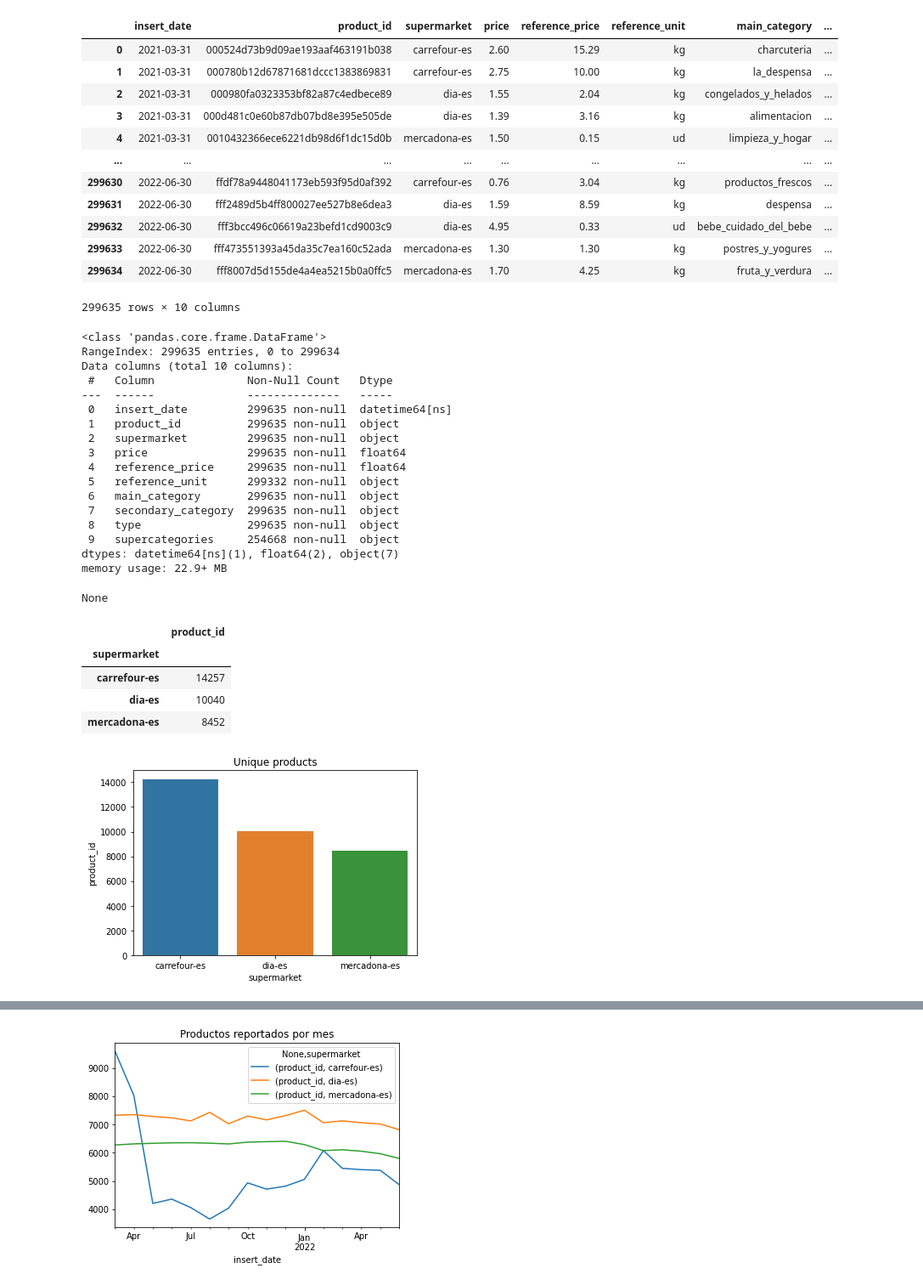
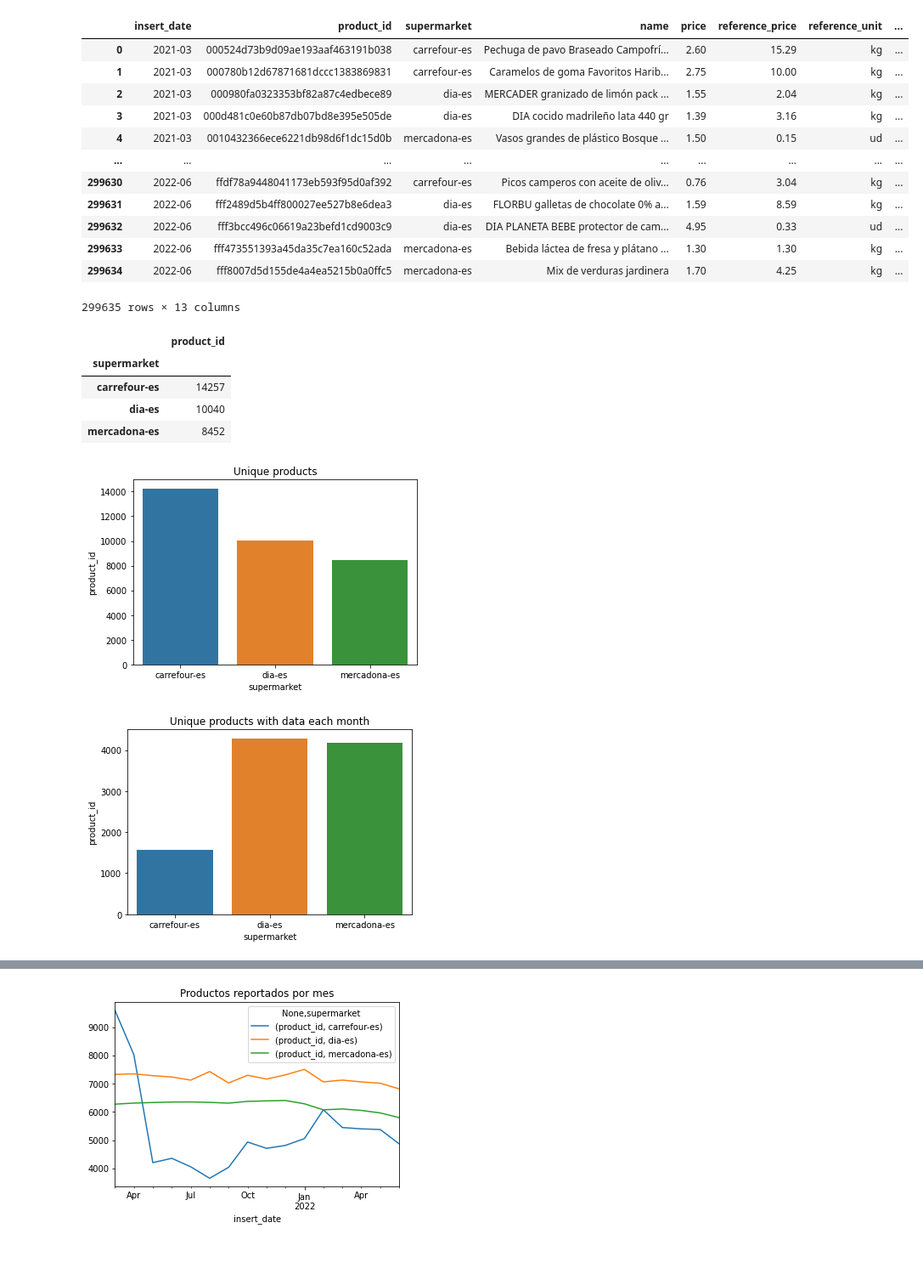
Before and after one commit to dapasca/productos_de_supermercado, a Jupyter notebook: eda.ipynb, the cells around one changed output, grey strips where cells are left out. Shown: that part at 85% size. Saved outputs shown, nothing was run; the diff lists cells and outputs as text; code cells hidden in the pictures; blank space fills up the shorter version.

```diff
--- a/eda.ipynb
+++ b/eda.ipynb
@@ -1,49 +1,31 @@
 # %%
 import pandas as pd
 import seaborn as sns
 import matplotlib.pyplot as plt
 import numpy as np
 
 from supermarket_categories import SupermarketCategories
 
 df = pd.read_csv('datamarket_productos_de_supermercados.csv')
 sc = SupermarketCategories(df,
                            load_split_categories=False,
-                           simplify_data=True)
+                           simplify_data=True,
+                           price_diff=True)
 display(sc.dataset)
-display(sc.dataset.info())
 # %% [output]
-|  | insert_date | product_id | supermarket | price | reference_price | reference_unit | main_category | ... |
-| 0 | 2021-03-31 | 000524d73b9d09ae193aaf463191b038 | carrefour-es | 2.60 | 15.29 | kg | charcuteria | ... |
-| 1 | 2021-03-31 | 000780b12d67871681dccc1383869831 | carrefour-es | 2.75 | 10.00 | kg | la_despensa | ... |
-| 2 | 2021-03-31 | 000980fa0323353bf82a87c4edbece89 | dia-es | 1.55 | 2.04 | kg | congelados_y_helados | ... |
-| 3 | 2021-03-31 | 000d481c0e60b87db07bd8e395e505de | dia-es | 1.39 | 3.16 | kg | alimentacion | ... |
-| 4 | 2021-03-31 | 0010432366ece6221db98d6f1dc15d0b | mercadona-es | 1.50 | 0.15 | ud | limpieza_y_hogar | ... |
+|  | insert_date | product_id | supermarket | name | price | reference_price | reference_unit | ... |
+| 0 | 2021-03 | 000524d73b9d09ae193aaf463191b038 | carrefour-es | Pechuga de pavo Braseado Campofrí... | 2.60 | 15.29 | kg | ... |
+| 1 | 2021-03 | 000780b12d67871681dccc1383869831 | carrefour-es | Caramelos de goma Favoritos Harib... | 2.75 | 10.00 | kg | ... |
+| 2 | 2021-03 | 000980fa0323353bf82a87c4edbece89 | dia-es | MERCADER granizado de limón pack ... | 1.55 | 2.04 | kg | ... |
+| 3 | 2021-03 | 000d481c0e60b87db07bd8e395e505de | dia-es | DIA cocido madrileño lata 440 gr | 1.39 | 3.16 | kg | ... |
+| 4 | 2021-03 | 0010432366ece6221db98d6f1dc15d0b | mercadona-es | Vasos grandes de plástico Bosque ... | 1.50 | 0.15 | ud | ... |
 | ... | ... | ... | ... | ... | ... | ... | ... | ... |
-| 299630 | 2022-06-30 | ffdf78a9448041173eb593f95d0af392 | carrefour-es | 0.76 | 3.04 | kg | productos_frescos | ... |
-| 299631 | 2022-06-30 | fff2489d5b4ff800027ee527b8e6dea3 | dia-es | 1.59 | 8.59 | kg | despensa | ... |
-| 299632 | 2022-06-30 | fff3bcc496c06619a23befd1cd9003c9 | dia-es | 4.95 | 0.33 | ud | bebe_cuidado_del_bebe | ... |
-| 299633 | 2022-06-30 | fff473551393a45da35c7ea160c52ada | mercadona-es | 1.30 | 1.30 | kg | postres_y_yogures | ... |
-| 299634 | 2022-06-30 | fff8007d5d155de4a4ea5215b0a0ffc5 | mercadona-es | 1.70 | 4.25 | kg | fruta_y_verdura | ... |
+| 299630 | 2022-06 | ffdf78a9448041173eb593f95d0af392 | carrefour-es | Picos camperos con aceite de oliv... | 0.76 | 3.04 | kg | ... |
+| 299631 | 2022-06 | fff2489d5b4ff800027ee527b8e6dea3 | dia-es | FLORBU galletas de chocolate 0% a... | 1.59 | 8.59 | kg | ... |
+| 299632 | 2022-06 | fff3bcc496c06619a23befd1cd9003c9 | dia-es | DIA PLANETA BEBE protector de cam... | 4.95 | 0.33 | ud | ... |
+| 299633 | 2022-06 | fff473551393a45da35c7ea160c52ada | mercadona-es | Bebida láctea de fresa y plátano ... | 1.30 | 1.30 | kg | ... |
+| 299634 | 2022-06 | fff8007d5d155de4a4ea5215b0a0ffc5 | mercadona-es | Mix de verduras jardinera | 1.70 | 4.25 | kg | ... |
-299635 rows × 10 columns
+299635 rows × 13 columns
-<class 'pandas.core.frame.DataFrame'>
-RangeIndex: 299635 entries, 0 to 299634
-Data columns (total 10 columns):
- #   Column              Non-Null Count   Dtype
----  ------              --------------   -----
- 0   insert_date         299635 non-null  datetime64[ns]
- 1   product_id          299635 non-null  object
- 2   supermarket         299635 non-null  object
- 3   price               299635 non-null  float64
- 4   reference_price     299635 non-null  float64
- 5   reference_unit      299332 non-null  object
- 6   main_category       299635 non-null  object
- 7   secondary_category  299635 non-null  object
- 8   type                299635 non-null  object
- 9   supercategories     254668 non-null  object
-dtypes: datetime64[ns](1), float64(2), object(7)
-memory usage: 22.9+ MB
-None
 # %%
 sc.dataset.to_csv('datamarket.csv', index=False)
 # %%
@@ -51,6 +33,10 @@ df = sc.dataset[['supermarket', 'product_id']].groupby(['supermarket']).nunique(
 display(df)
 sns.barplot(x=df.index, y="product_id", data=df).set(title='Unique products')
 plt.show()
+
+df = sc.dataset.loc[sc.dataset.full_series, ['supermarket', 'product_id']].groupby(['supermarket']).nunique()
+sns.barplot(x=df.index, y="product_id", data=df).set(title='Unique products with data each month')
+plt.show()
 # %% [output]
 |  | product_id |
 | supermarket |  |
@@ -58,3 +44,4 @@ plt.show()
 | dia-es | 10040 |
 | mercadona-es | 8452 |
 [figure]
+[figure, added]
```
Also changed, not shown: parts of 6 cells of this notebook, 4 other files.
